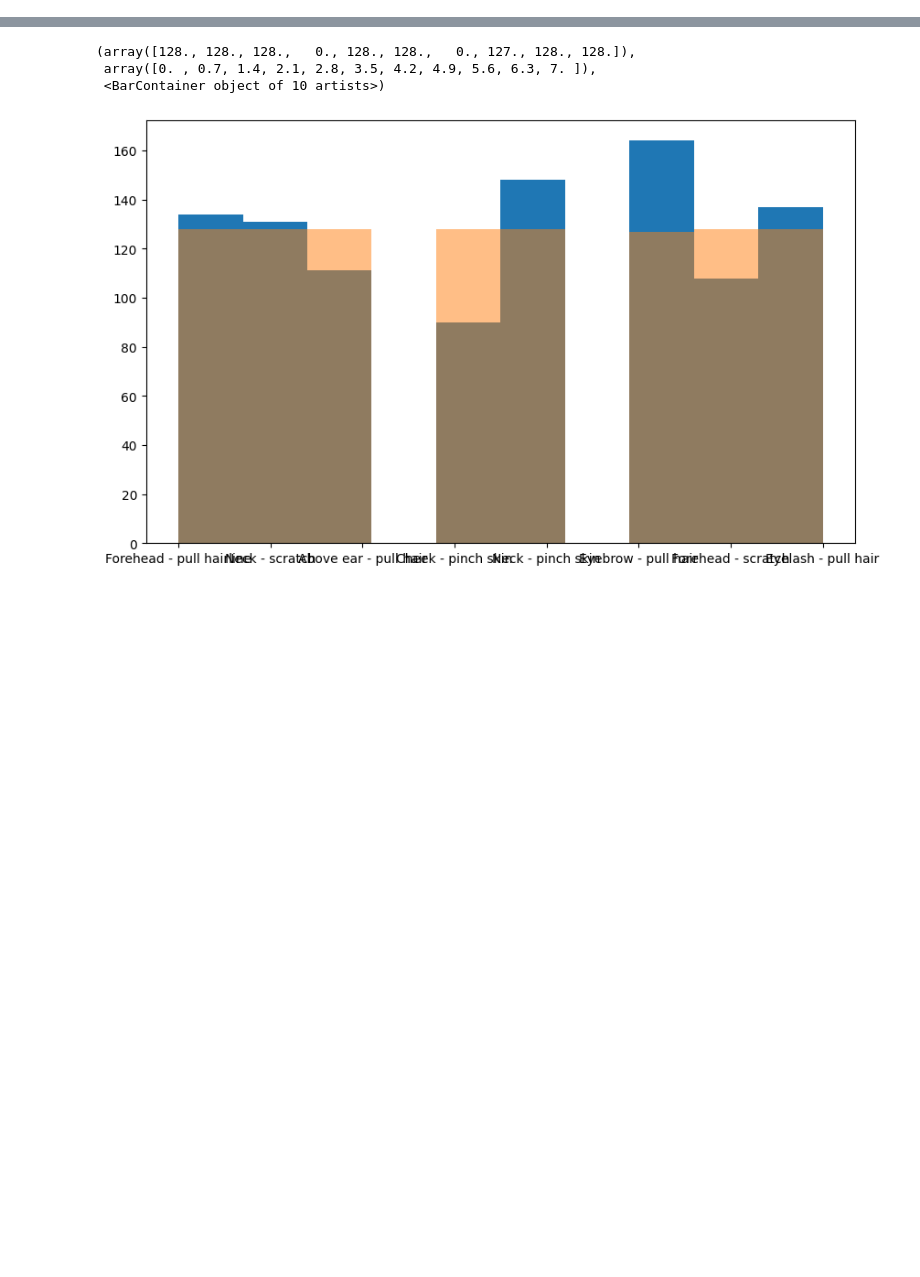
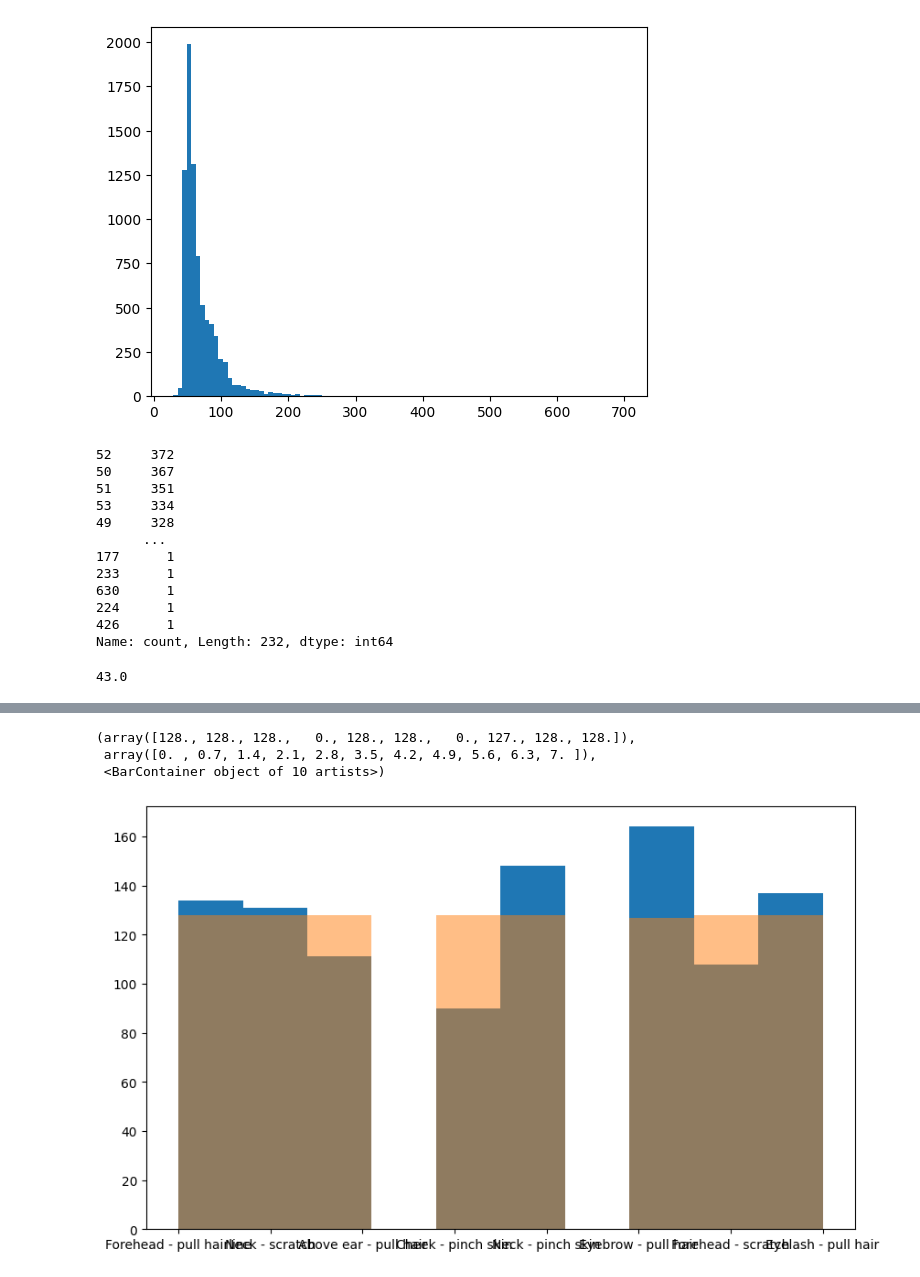
Before and after one commit to GakuTakeda/CMI_detect_behavior, a Jupyter notebook: src/EDA.ipynb, the cells around one changed output, grey strips where cells are left out. Saved outputs shown, nothing was run; the diff lists cells and outputs as text; code cells hidden in the pictures; blank space fills up the shorter version.

```diff
--- a/src/EDA.ipynb
+++ b/src/EDA.ipynb
@@ -4,3 +4,32 @@ import numpy as np
 import matplotlib.pyplot as plt
 from utils import feature_eng, plot_behavior, extract_seq
 import matplotlib.patches as mpatches
+# %%
+df = pd.read_csv('/mnt/c/Users/tkdgk/CMI_detect_behavior-1/data/train.csv')
+# %%
+n_long = []
+for _, seq in df.groupby("sequence_id"):
+    n_long.append(len(seq))
+
+plt.hist(n_long, bins=100)
+plt.show()
+
+df.groupby("sequence_id").size().value_counts()
+# %% [output]
+[figure, added]
+52     372
+50     367
+51     351
+53     334
+49     328
+      ...
+177      1
+233      1
+630      1
+224      1
+426      1
+Name: count, Length: 232, dtype: int64
+# %%
+print(np.percentile(n_long, 0.95))
+# %% [output]
+43.0
```
Also changed, not shown: parts of 2 cells of this notebook, 6 other files.
